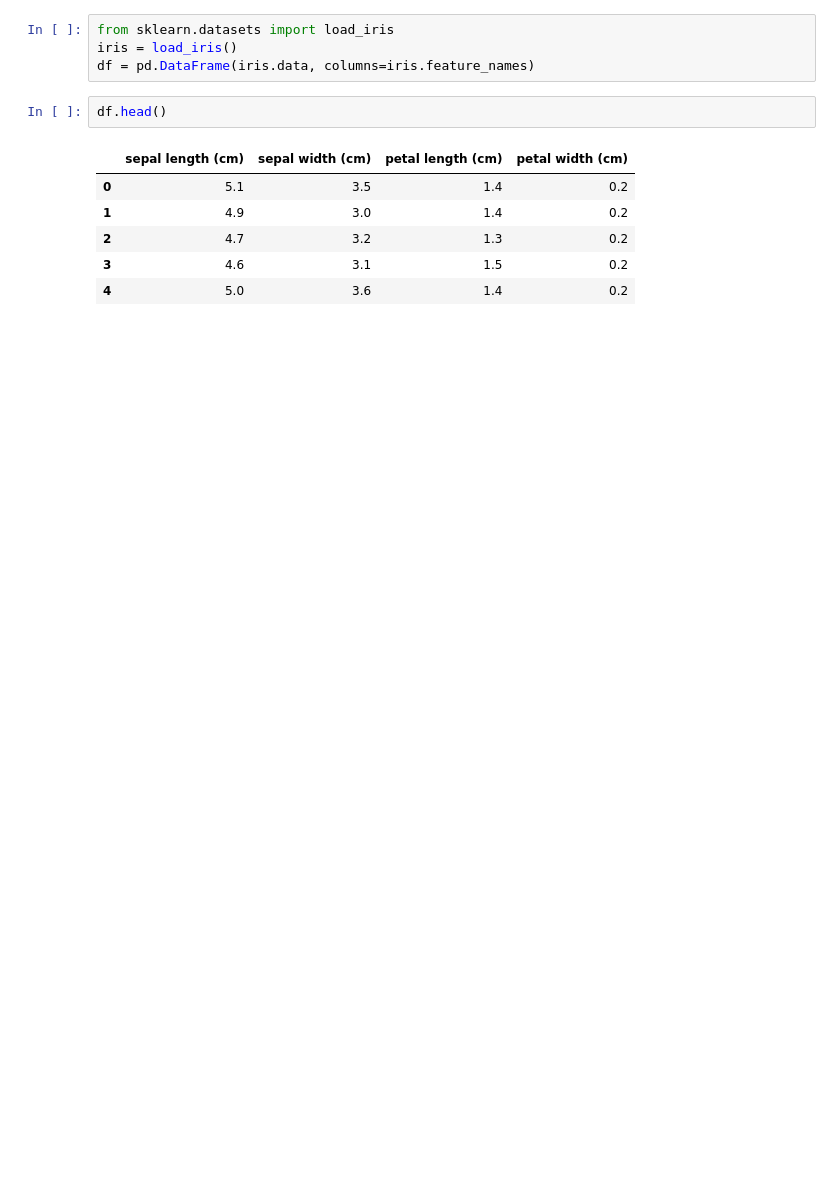
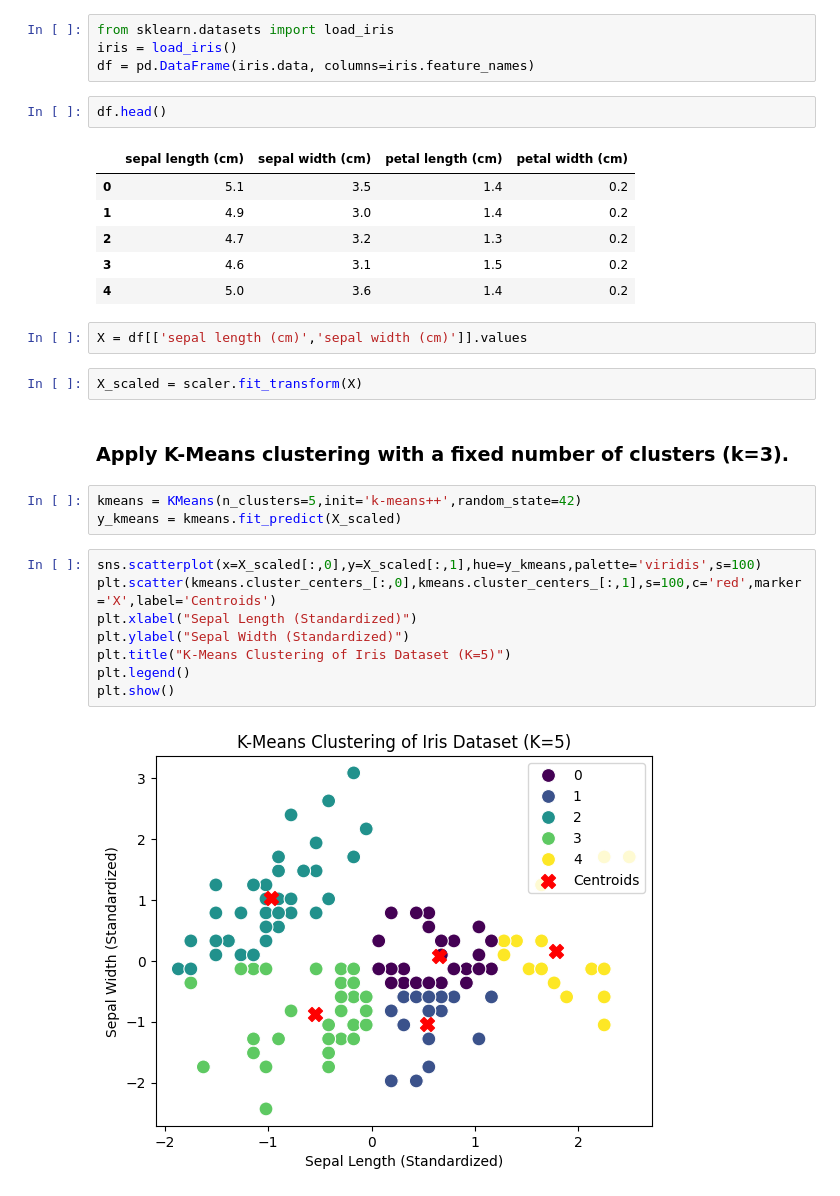
Before and after one commit to prajapati-jenil-05/ML, a Jupyter notebook: Submission5.ipynb, the cells around one changed output. Cells and saved outputs as stored; diff of their text form; blank space fills up the shorter version.

```diff
--- a/Submission5.ipynb
+++ b/Submission5.ipynb
@@ -20,3 +24,22 @@ df.head()
 | 2 | 4.7 | 3.2 | 1.3 | 0.2 |
 | 3 | 4.6 | 3.1 | 1.5 | 0.2 |
 | 4 | 5.0 | 3.6 | 1.4 | 0.2 |
+# %%
+X = df[['sepal length (cm)','sepal width (cm)']].values
+# %%
+X_scaled = scaler.fit_transform(X)
+# %% [markdown]
+### Apply K-Means clustering with a fixed number of clusters (k=3).
+# %%
+kmeans = KMeans(n_clusters=5,init='k-means++',random_state=42)
+y_kmeans = kmeans.fit_predict(X_scaled)
+# %%
+sns.scatterplot(x=X_scaled[:,0],y=X_scaled[:,1],hue=y_kmeans,palette='viridis',s=100)
+plt.scatter(kmeans.cluster_centers_[:,0],kmeans.cluster_centers_[:,1],s=100,c='red',marker='X',label='Centroids')
+plt.xlabel("Sepal Length (Standardized)")
+plt.ylabel("Sepal Width (Standardized)")
+plt.title("K-Means Clustering of Iris Dataset (K=5)")
+plt.legend()
+plt.show()
+# %% [output]
+[figure, added]
```
Also changed, not shown: parts of 35 cells of this notebook.
